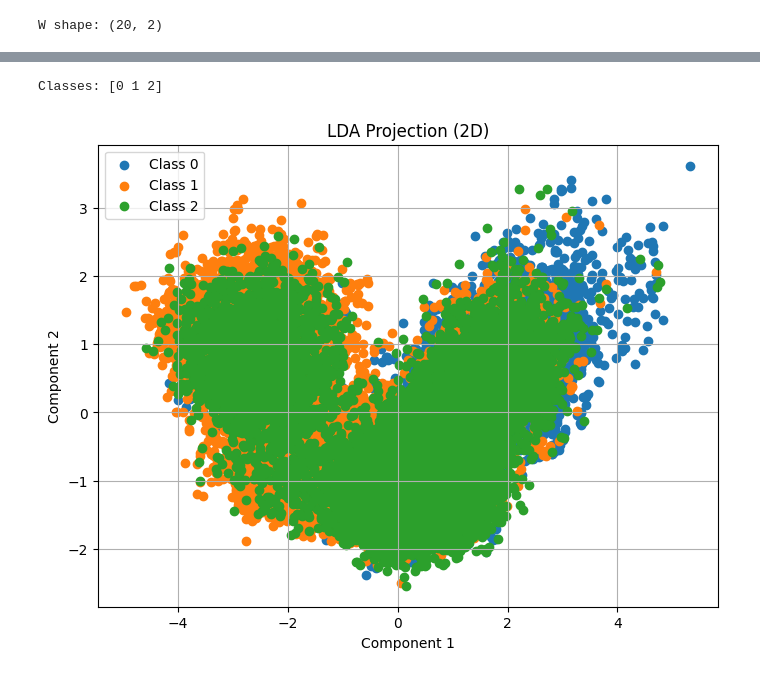
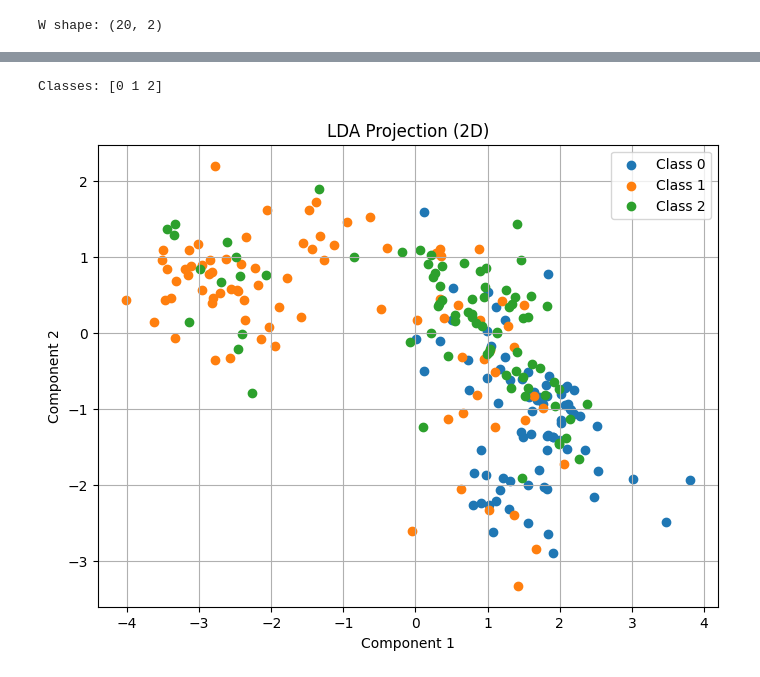
Before and after one commit to AvieTechy/MSA-Vstatis, a Jupyter notebook: Sources/Multi-class_LDA.ipynb, the cells around one changed output, grey strips where cells are left out. Saved outputs shown, nothing was run; the diff lists cells and outputs as text; code cells hidden in the pictures.

```diff
--- a/Sources/Multi-class_LDA.ipynb
+++ b/Sources/Multi-class_LDA.ipynb
@@ -264,22 +250,0 @@ def predict_lda(X_new, W, X_train, y_train):
-# %%
-from sklearn.datasets import make_classification
-import pandas as pd
-
-# Tạo dữ liệu giả lập phù hợp cho LDA đa lớp
-X_train, y_train = make_classification(
-    n_samples=300,        # 300 mẫu dữ liệu
-    n_features=5,         # 5 đặc trưng (>= số lớp - 1 để LDA hoạt động tốt)
-    n_informative=3,      # 3 đặc trưng thực sự hữu ích
-    n_redundant=1,        # 1 đặc trưng dư thừa (có thể không cần)
-    n_classes=4,          # 4 lớp để kiểm tra LDA đa lớp
-    n_clusters_per_class=1,
-    class_sep=2.0,        # Độ phân tách giữa các lớp để dễ phân biệt
-    random_state=42
-)
-
-# Đưa vào DataFrame để dễ quan sát
-df_X = pd.DataFrame(X, columns=[f'Feature_{i+1}' for i in range(X.shape[1])])
-df_y = pd.DataFrame(y, columns=['Label'])
-
-# Kiểm tra dữ liệu
-df_X.head(), df_y['Label'].value_counts()
@@ -316,6 +250,0 @@ W shape: (5, 3)
-# %%
-X_train = StandardScaler().fit_transform(X_train)
-print(X_train)
-W = solve_lda(X_train, y_train, num_classes=4, num_components=3)
-print("W shape:", W.shape)  # Phải ra (5,3)
-W
@@ -430,13 +251,14 @@ plt.show()
 # %% [markdown]
 ## Run On Customer Bank Dataset
 # %%
-num_classes = len(np.unique(yc_train))
+num_classes = len(np.unique(y_train))
 num_components = num_classes - 1
-W = solve_lda(Xc_train, yc_train, num_classes, num_components)
+W = solve_lda(X_train, y_train, num_classes, num_components)
 print("W shape:", W.shape)
 # %% [output]
 W shape: (20, 2)
 # %%
-Xc_projected = Xc_train @ W
-Xc_projected
+Xc_projected = X_train @ W
+print(Xc_projected)
+print(Xc_projected.shape)
 # %% [output]
@@ -450,21 +282,21 @@ array([[ 2.12174883,  0.90510836],
 # %%
-classes = np.unique(yc_train)
+classes = np.unique(y_train)
 print("Classes:", classes)
 
 plt.figure(figsize=(8, 6))
 for cls in classes:
     plt.scatter(
-        Xc_projected[yc_train == cls, 0],  # First component
-        Xc_projected[yc_train == cls, 1],  # Second component
+        Xc_projected[y_train == cls, 0],  # First component
+        Xc_projected[y_train == cls, 1],  # Second component
         label=f"Class {cls}"
     )
 
 plt.xlabel("Component 1")
 plt.ylabel("Component 2")
 plt.title("LDA Projection (2D)")
 plt.legend()
 plt.grid()
 plt.show()
 # %% [output]
 Classes: [0 1 2]
-[figure, old version]
+[figure, new version]
```
Also changed, not shown: parts of 17 cells of this notebook, 1 other file.
